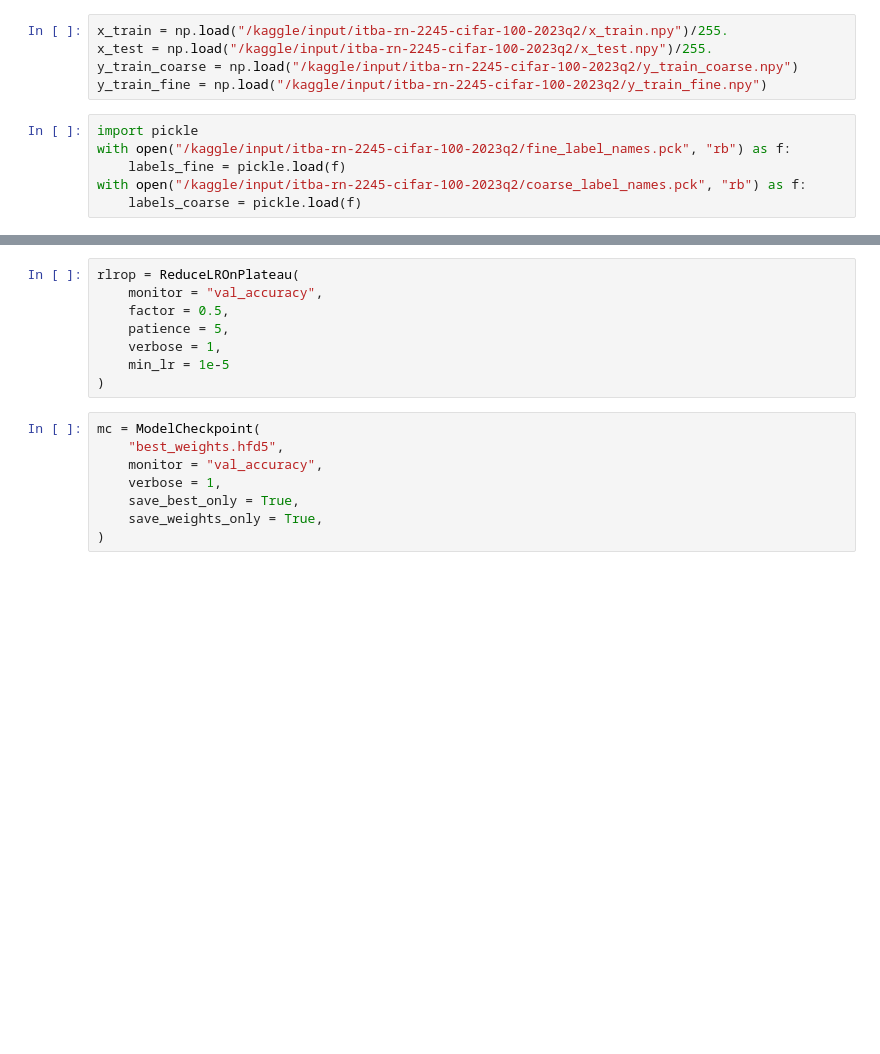
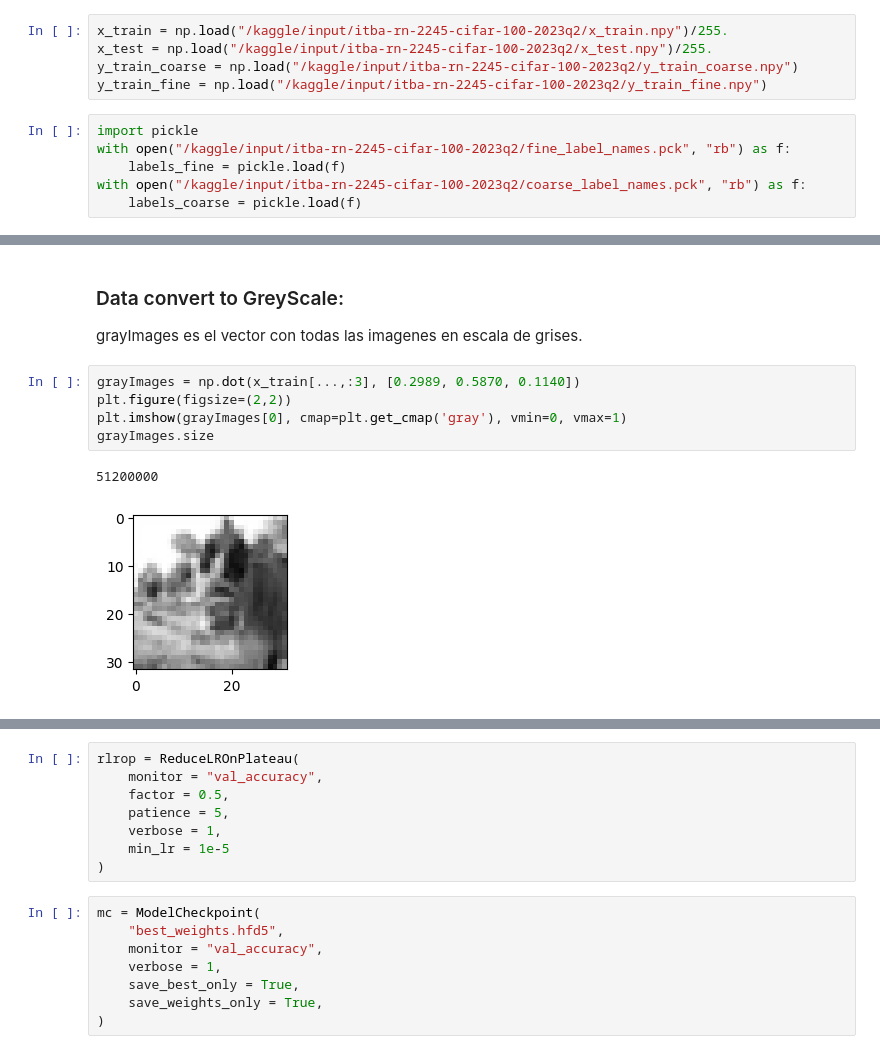
Before and after one commit to NicoBWin/RN1_TP1, a Jupyter notebook: firstnotebook.ipynb, the cells around one changed output, grey strips where cells are left out. Saved outputs shown, nothing was run; the diff lists cells and outputs as text; blank space fills up the shorter version.

```diff
--- a/firstnotebook.ipynb
+++ b/firstnotebook.ipynb
@@ -39,3 +60,14 @@ labels_coarse[11]
+# %% [markdown]
+### Data convert to GreyScale:
+grayImages es el vector con todas las imagenes en escala de grises.
+# %%
+grayImages = np.dot(x_train[...,:3], [0.2989, 0.5870, 0.1140])
+plt.figure(figsize=(2,2))
+plt.imshow(grayImages[0], cmap=plt.get_cmap('gray'), vmin=0, vmax=1)
+grayImages.size
+# %% [output]
+51200000
+[figure, added]
 # %%
 # Me fijo para una categoría de grano grueso, cuáles son las categorías de grano fino
 coarse = 11
```
Also changed, not shown: parts of 29 cells of this notebook.
